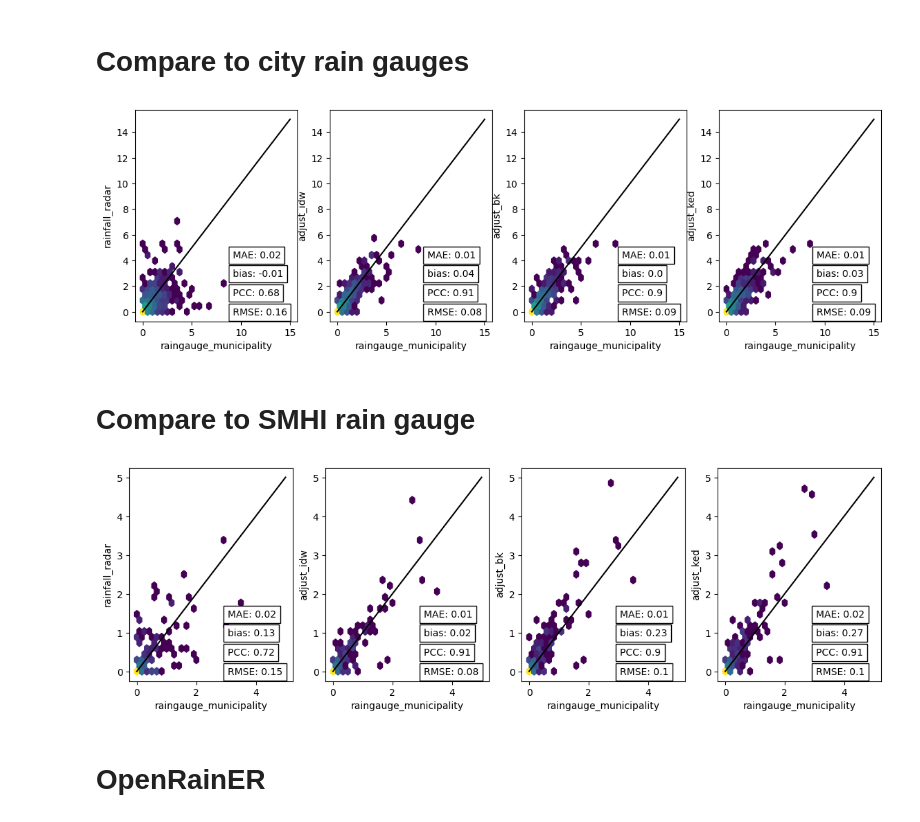
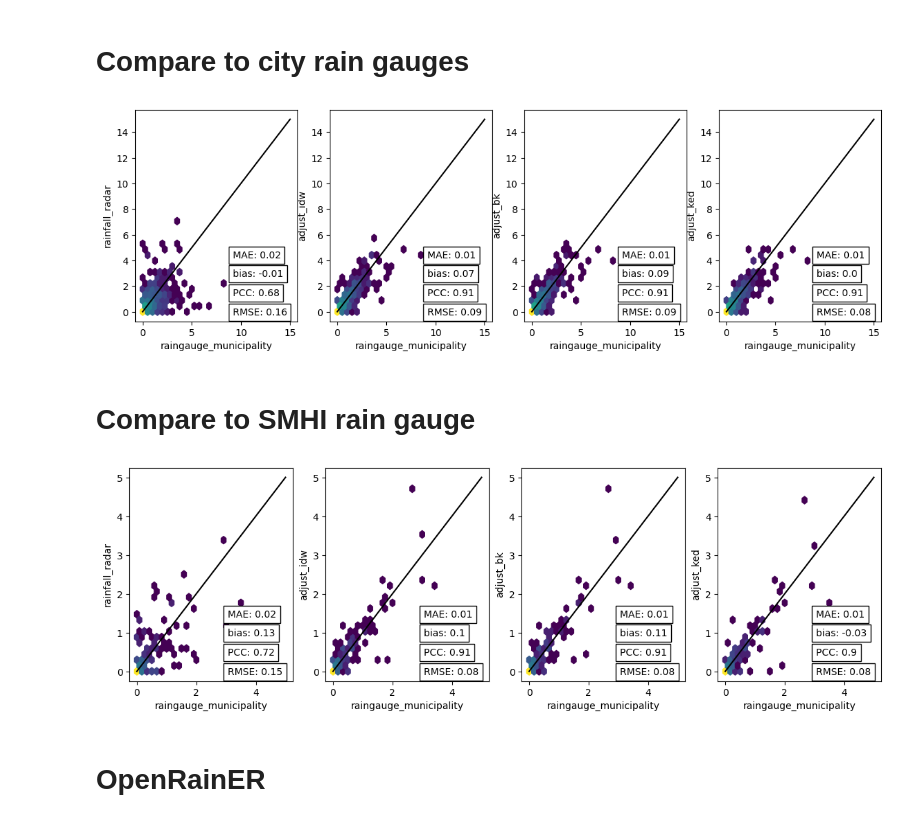
Before and after one commit to eoydvin/radar_adjustment_intercomparison, a Jupyter notebook: 3_adjust_radar.ipynb, the cells around one changed output. Cells and saved outputs as stored; diff of their text form; code cells hidden in the pictures.

```diff
--- a/3_adjust_radar.ipynb
+++ b/3_adjust_radar.ipynb
@@ -378,17 +408,17 @@ ds_cmls["rainfall_radar"] = plg.spatial.get_grid_time_series_at_intersections(
 )
 
 ds_cmls["adjust_idw"] = plg.spatial.get_grid_time_series_at_intersections(
-    grid_data=ds_rad.adjust_idw,
+    grid_data=ds_rad.rainfall_additiveIDW,
     intersect_weights=intersect_weights,
 )
 
 ds_cmls["adjust_bk"] = plg.spatial.get_grid_time_series_at_intersections(
-    grid_data=ds_rad.adjust_bk,
+    grid_data=ds_rad.rainfall_additiveBKpoint,
     intersect_weights=intersect_weights,
 )
 
 ds_cmls["adjust_ked"] = plg.spatial.get_grid_time_series_at_intersections(
-    grid_data=ds_rad.adjust_ked,
+    grid_data=ds_rad.rainfall_KED,
     intersect_weights=intersect_weights,
 )
 # %%
@@ -467,17 +497,17 @@ ds_gauges['rainfall_radar'] = get_grid_at_points(
 )
 
 ds_gauges['adjust_idw'] = get_grid_at_points(
-    da_gridded_data=ds_rad.adjust_idw,
+    da_gridded_data=ds_rad.rainfall_additiveIDW,
     da_point_data=ds_gauges.rainfall_amount,  # Why do we require rainfal amount?
 )
 
 ds_gauges['adjust_bk'] = get_grid_at_points(
-    da_gridded_data=ds_rad.adjust_bk,
+    da_gridded_data=ds_rad.rainfall_additiveBKpoint,
     da_point_data=ds_gauges.rainfall_amount,  # Why do we require rainfal amount?
 )
 
 ds_gauges['adjust_ked'] = get_grid_at_points(
-    da_gridded_data=ds_rad.adjust_ked,
+    da_gridded_data=ds_rad.rainfall_KED,
     da_point_data=ds_gauges.rainfall_amount,  # Why do we require rainfal amount?
 )
 # %%
@@ -493,7 +523,8 @@ radar_rainfall = ds_gauges.rainfall_radar.data.ravel()
 for i in range(len(pred_models)):
     tar = pred_models[i].data.ravel()
 
-    keep = np.ones(ground.shape).astype(bool)
+    #keep = np.ones(ground.shape).astype(bool)
+    keep = ~np.isnan(ground) & ~np.isnan(tar)
 
     ax[i].hexbin(
         ground[keep], tar[keep], mincnt=1, extent=extent, gridsize=gridsize, bins="log"
@@ -533,7 +564,7 @@ for i in range(len(pred_models)):
 
 plt.show()
 # %% [output]
-[figure, old version]
+[figure, new version]
 # %% [markdown]
 # Compare to SMHI rain gauge
 # %%
@@ -553,17 +584,17 @@ ds_gauges_smhi['rainfall_radar'] = get_grid_at_points(
 )
 
 ds_gauges_smhi['adjust_idw'] = get_grid_at_points(
-    da_gridded_data=ds_rad.adjust_idw,
+    da_gridded_data=ds_rad.rainfall_additiveIDW,
     da_point_data=ds_gauges_smhi.rainfall_amount,  # Why do we require rainfal amount?
 )
 
 ds_gauges_smhi['adjust_bk'] = get_grid_at_points(
-    da_gridded_data=ds_rad.adjust_bk,
+    da_gridded_data=ds_rad.rainfall_additiveBKpoint,
     da_point_data=ds_gauges_smhi.rainfall_amount,  # Why do we require rainfal amount?
 )
 
 ds_gauges_smhi['adjust_ked'] = get_grid_at_points(
-    da_gridded_data=ds_rad.adjust_ked,
+    da_gridded_data=ds_rad.rainfall_KED,
     da_point_data=ds_gauges_smhi.rainfall_amount,  # Why do we require rainfal amount?
 )
 # %%
@@ -577,7 +608,8 @@ fig, ax = plt.subplots(1, 4, figsize=(14, 4), sharex = True)
 ground = ds_gauges_smhi.rainfall_amount.data.ravel()
 for i in range(len(pred_models)):
     tar = pred_models[i].data.ravel()
-    keep = np.ones(ground.shape).astype(bool)
+    #keep = np.ones(ground.shape).astype(bool)
+    keep = ~np.isnan(ground) & ~np.isnan(tar)
 
     ax[i].hexbin(
         ground[keep], tar[keep], mincnt=1, extent=extent, gridsize=gridsize, bins="log"
@@ -590,34 +622,34 @@ for i in range(len(pred_models)):
         transform=ax[i].transAxes,
     )
     ax[i].text(
         0.6,
         0.12,
         "PCC: " + str(round(np.corrcoef(ground[keep], tar[keep])[0, 1], 2)),
         bbox={"facecolor": "white", "edgecolor": "black"},
         transform=ax[i].transAxes,
     )
     ax[i].text(
         0.6,
         0.21,
         "bias: "
         + str(round(np.mean(tar[keep] - ground[keep]) / np.mean(ground[keep]), 2)),
         bbox={"facecolor": "white", "edgecolor": "black"},
         transform=ax[i].transAxes,
     )
     ax[i].text(
         0.6,
         0.3,
         "MAE: " + str(round(np.mean(np.abs(tar[keep] - ground[keep])), 2)),
         bbox={"facecolor": "white", "edgecolor": "black"},
         transform=ax[i].transAxes,
     )
     ax[i].plot([0, extent[1]], [0, extent[1]], "k")
     ax[i].set_ylabel(pred_models[i].name)
     ax[i].set_xlabel('raingauge_municipality')
 
 plt.show()
 # %% [output]
-[figure, old version]
+[figure, new version]
 # %% [markdown]
 # OpenRainER
 # %%
```
Also changed, not shown: parts of 25 cells of this notebook, 2 other files.
